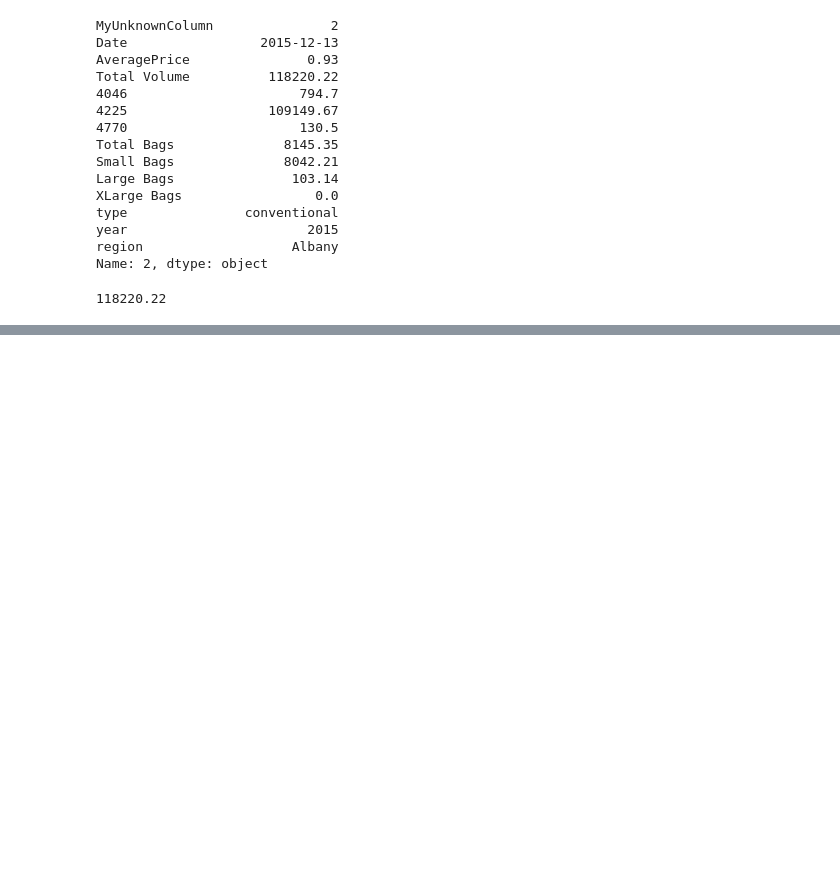
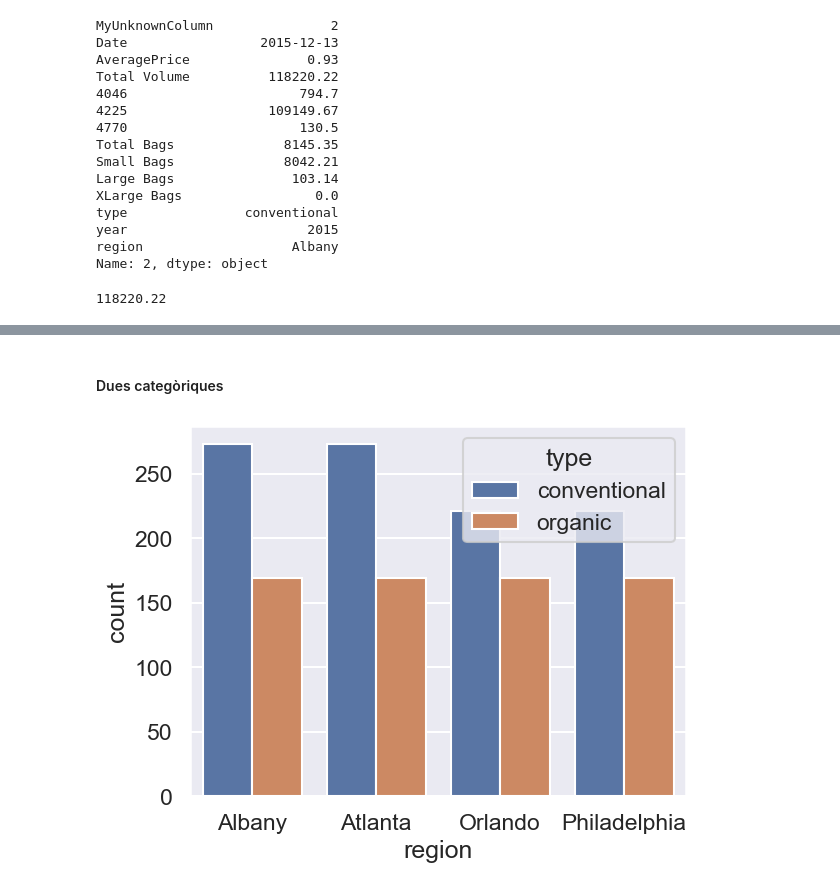
Before and after one commit to albertbatlle/cp-objectes-dades, a Jupyter notebook: avocado.ipynb, the cells around one changed output, grey strips where cells are left out. Saved outputs shown, nothing was run; the diff lists cells and outputs as text; code cells hidden in the pictures; blank space fills up the shorter version.

```diff
--- a/avocado.ipynb
+++ b/avocado.ipynb
@@ -131,0 +214,11 @@ plt.show()
+# %% [markdown]
+#### Dues categòriques
+# %%
+sns.countplot(x=df_avocado_new["region"],
+            hue=df_avocado["type"])
+            #np.count
+            #data=df_avocado)
+            #jitter=True)
+plt.show()
+# %% [output]
+[figure, added]
```
Also changed, not shown: parts of 28 cells of this notebook, 7 other files.
